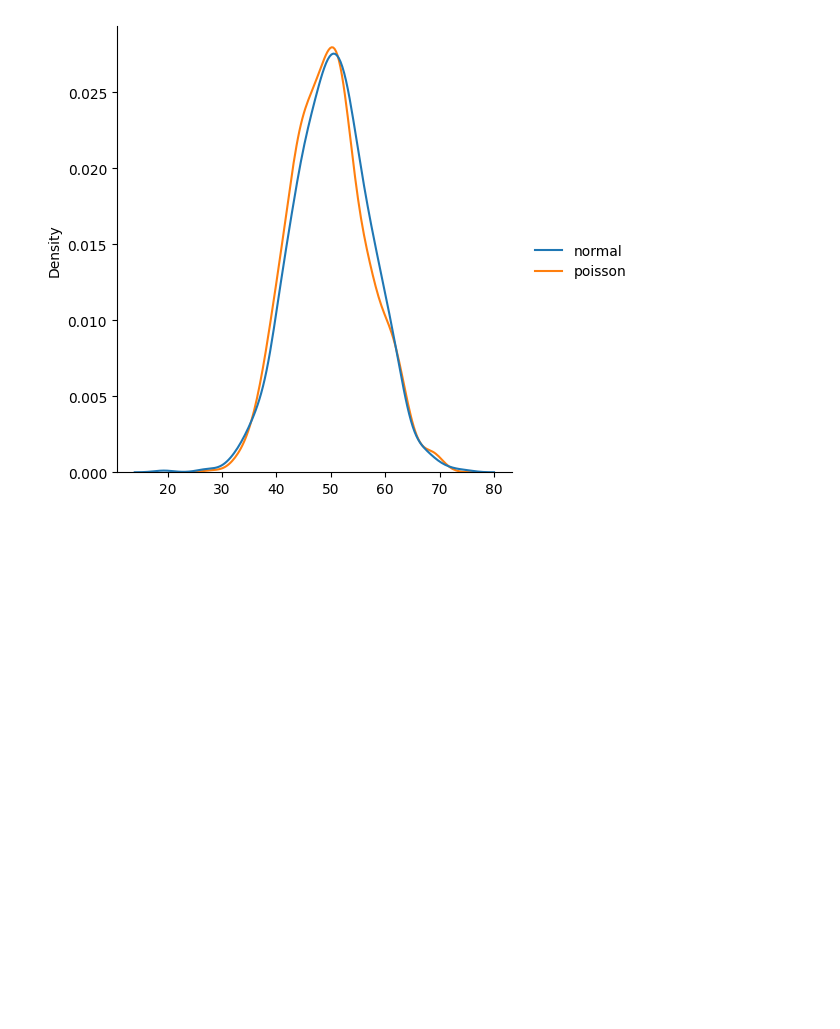
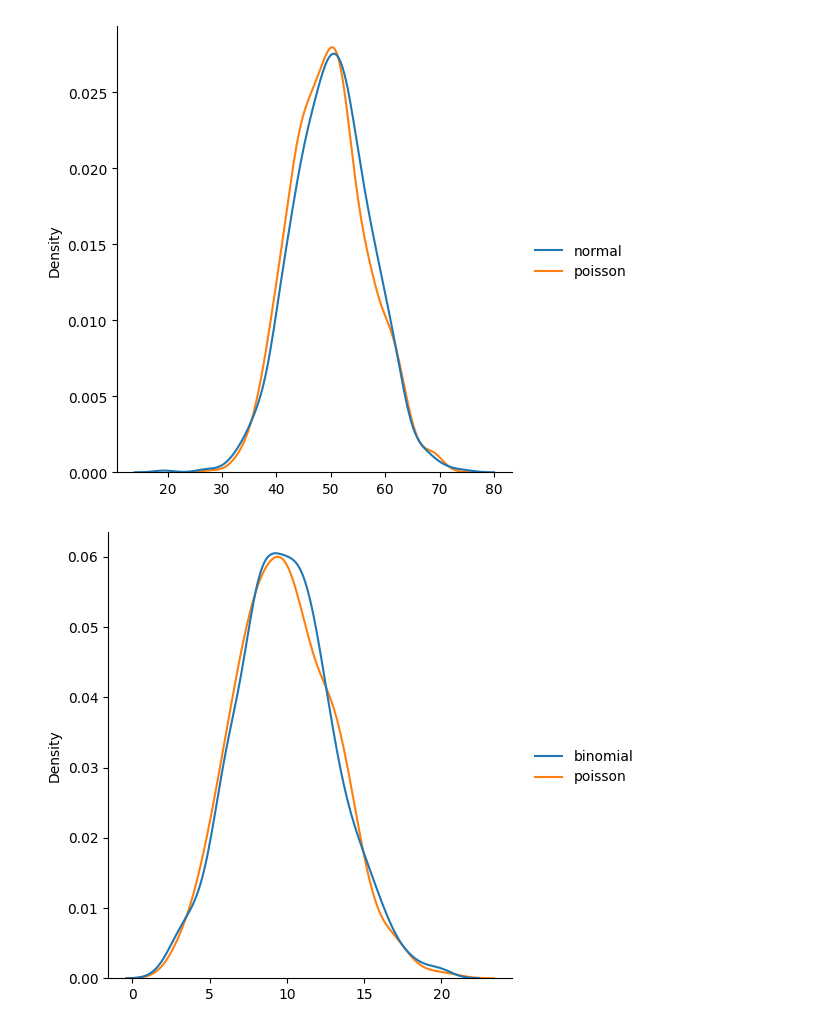
Before and after one commit to HuyinCP/numpy-practice, a Jupyter notebook: WAY2/7.ipynb, the cells around one changed output. Saved outputs shown, nothing was run; the diff lists cells and outputs as text; code cells hidden in the pictures; blank space fills up the shorter version.

```diff
--- a/WAY2/7.ipynb
+++ b/WAY2/7.ipynb
@@ -72,3 +72,14 @@ sns.displot(data, kind='kde')
 # %% [output]
 <seaborn.axisgrid.FacetGrid at 0x...>
 [figure]
+# %%
+data = {
+  "binomial": random.binomial(n=1000, p=0.01, size=1000),
+  "poisson": random.poisson(lam=10, size=1000)
+}
+
+sns.displot(data, kind="kde")
+
+plt.show()
+# %% [output]
+[figure, added]
```
Also changed, not shown: 4 other files.
